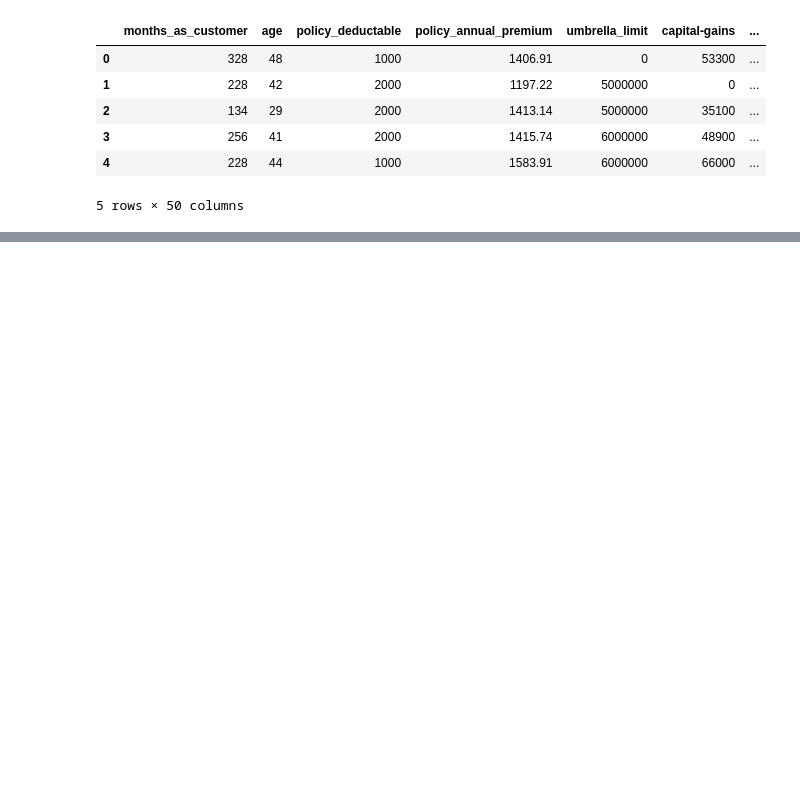
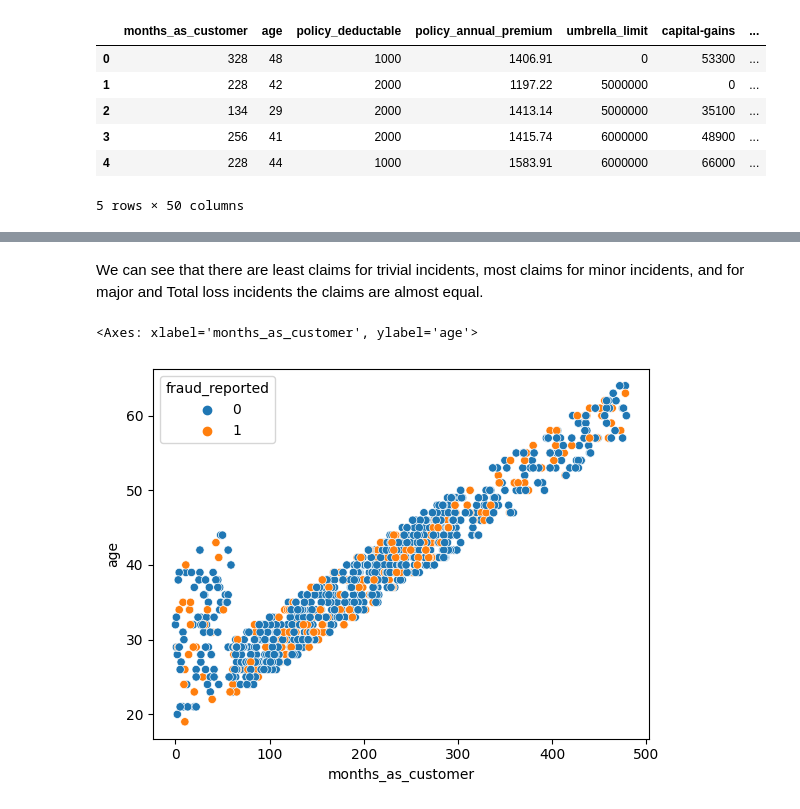
Before and after one commit to omkarpawar1430/Insurance-Fraud-Detection, a Jupyter notebook: EDA/EDA_Insurance_Fraud_Detection_Raw.ipynb, the cells around one changed output, grey strips where cells are left out. Cells and saved outputs as stored; diff of their text form; code cells hidden in the pictures; blank space fills up the shorter version.

```diff
--- a/EDA/EDA_Insurance_Fraud_Detection_Raw.ipynb
+++ b/EDA/EDA_Insurance_Fraud_Detection_Raw.ipynb
@@ -437,0 +396,9 @@ TypeError: scatterplot() takes from 0 to 1 positional arguments but 2 positional
+# %% [markdown]
+We can see that there are least claims for trivial incidents,
+most claims for minor incidents,
+and for major and Total loss incidents the claims are almost equal.
+# %%
+sns.scatterplot(x='months_as_customer', y='age', hue='fraud_reported', data=final_df)
+# %% [output]
+<Axes: xlabel='months_as_customer', ylabel='age'>
+[figure, added]
```
Also changed, not shown: parts of 27 cells of this notebook, 1 other file.
